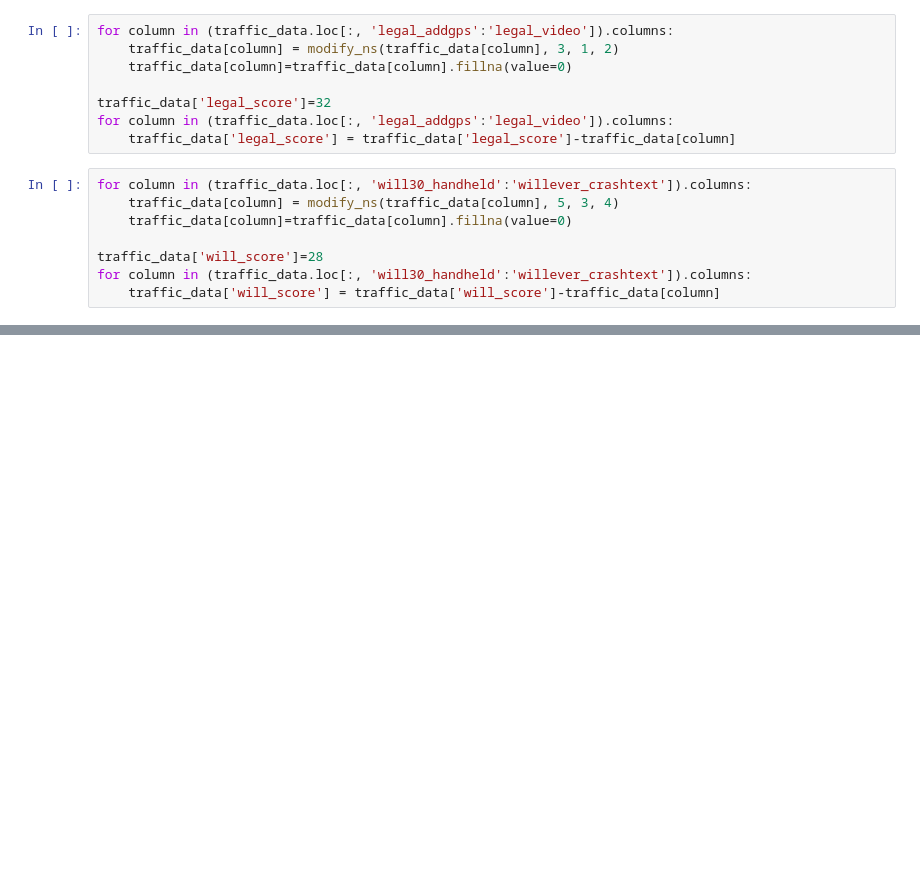
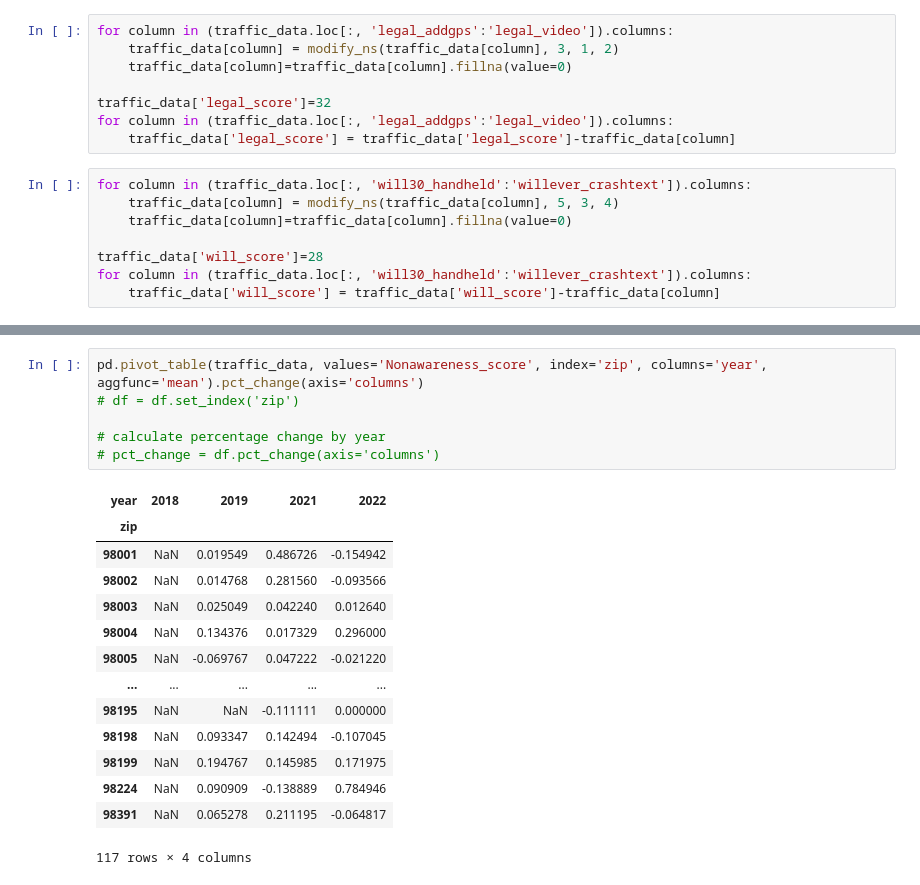
Before and after one commit to shantanuparabumd/INFO-CHALLENGE-23, a Jupyter notebook: Data Cleaning.ipynb, the cells around one changed output, grey strips where cells are left out. Saved outputs shown, nothing was run; the diff lists cells and outputs as text; blank space fills up the shorter version.

```diff
--- a/Data Cleaning.ipynb
+++ b/Data Cleaning.ipynb
@@ -205,0 +223,21 @@ traffic_data
+# %%
+pd.pivot_table(traffic_data, values='Nonawareness_score', index='zip', columns='year', aggfunc='mean').pct_change(axis='columns')
+# df = df.set_index('zip')
+
+# calculate percentage change by year
+# pct_change = df.pct_change(axis='columns')
+# %% [output]
+| year | 2018 | 2019 | 2021 | 2022 |
+| zip |  |  |  |  |
+| 98001 | NaN | 0.019549 | 0.486726 | -0.154942 |
+| 98002 | NaN | 0.014768 | 0.281560 | -0.093566 |
+| 98003 | NaN | 0.025049 | 0.042240 | 0.012640 |
+| 98004 | NaN | 0.134376 | 0.017329 | 0.296000 |
+| 98005 | NaN | -0.069767 | 0.047222 | -0.021220 |
+| ... | ... | ... | ... | ... |
+| 98195 | NaN | NaN | -0.111111 | 0.000000 |
+| 98198 | NaN | 0.093347 | 0.142494 | -0.107045 |
+| 98199 | NaN | 0.194767 | 0.145985 | 0.171975 |
+| 98224 | NaN | 0.090909 | -0.138889 | 0.784946 |
+| 98391 | NaN | 0.065278 | 0.211195 | -0.064817 |
+117 rows × 4 columns
```
Also changed, not shown: parts of 5 cells of this notebook.
